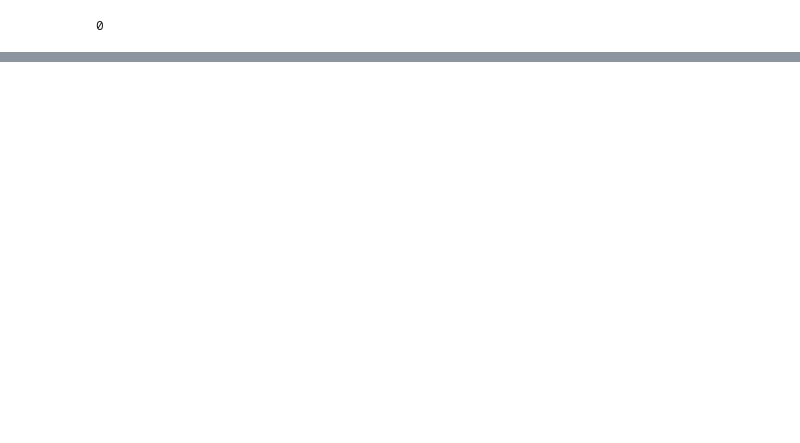
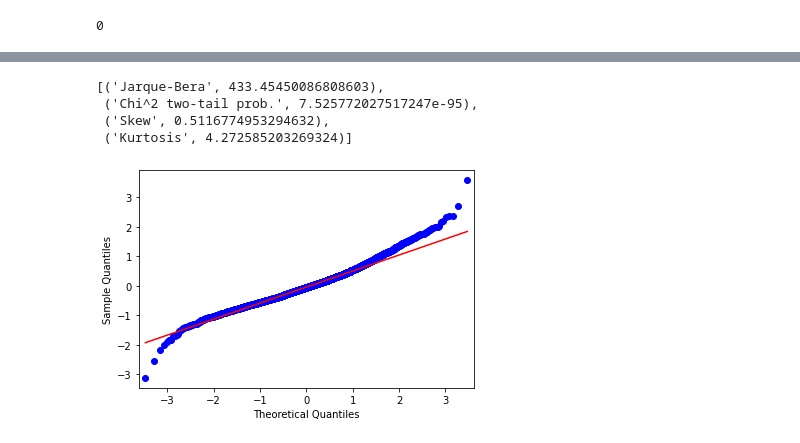
Before and after one commit to seanahmad/NY-taxi-analysis, a Jupyter notebook: Modelling.ipynb, the cells around one changed output, grey strips where cells are left out. Cells and saved outputs as stored; diff of their text form; code cells hidden in the pictures; blank space fills up the shorter version.

```diff
--- a/Modelling.ipynb
+++ b/Modelling.ipynb
@@ -104,0 +137,25 @@ import stats
+# %%
+from sklearn.preprocessing import StandardScaler
+from  sklearn.model_selection import train_test_split
+from scipy import stats
+
+def data_preparation(input_data, remove_outliers = True, target_to_log = True):
+
+    model_data = input_data.copy()
+    # Transforming the target with log
+    if target_to_log:
+        model_data["target"] =  np.log10(model_data["target"])
+
+    # Scaling the data
+    scl = StandardScaler()
+    model_data_std = scl.fit_transform(model_data)
+    model_data_std = pd.DataFrame(model_data_std, columns= model_data.columns, index = model_data.index)
+
+    #Removing outliers
+    if remove_outliers:
+        model_data_std = model_data_std[(np.abs(stats.zscore(model_data)) < 3).all(axis = 1)]
+
+    X = model_data_std.drop(["target"], axis = 1)
+    y = model_data_std["target"]
+
+    return X, y, scl
@@ -104,0 +164,8 @@ import stats
+# %%
+X, y , scl = data_preparation(model_data)
+# %%
+X_train, X_test, y_train, y_test = train_test_split(X, y, test_size = .30, random_state = 33)
+# %%
+model = sm.OLS(y,X)
+ols_res = model.fit()
+print(ols_res.summary())
@@ -104,0 +198,17 @@ import stats
+# %%
+from statsmodels.stats.stattools import jarque_bera
+from statsmodels.graphics.gofplots import qqplot
+
+predictions = ols_res.predict(X_train)
+residuals = y_train - predictions
+
+qqplot(residuals, line = 'q')
+name = ['Jarque-Bera', 'Chi^2 two-tail prob.', 'Skew', 'Kurtosis']
+test = jarque_bera(residuals)
+list(zip(name,test))
+# %% [output]
+[('Jarque-Bera', 433.45450086808603),
+ ('Chi^2 two-tail prob.', 7.525772027517247e-95),
+ ('Skew', 0.5116774953294632),
+ ('Kurtosis', 4.272585203269324)]
+[figure, added]
```
Also changed, not shown: parts of 31 cells of this notebook, 10 other files.
